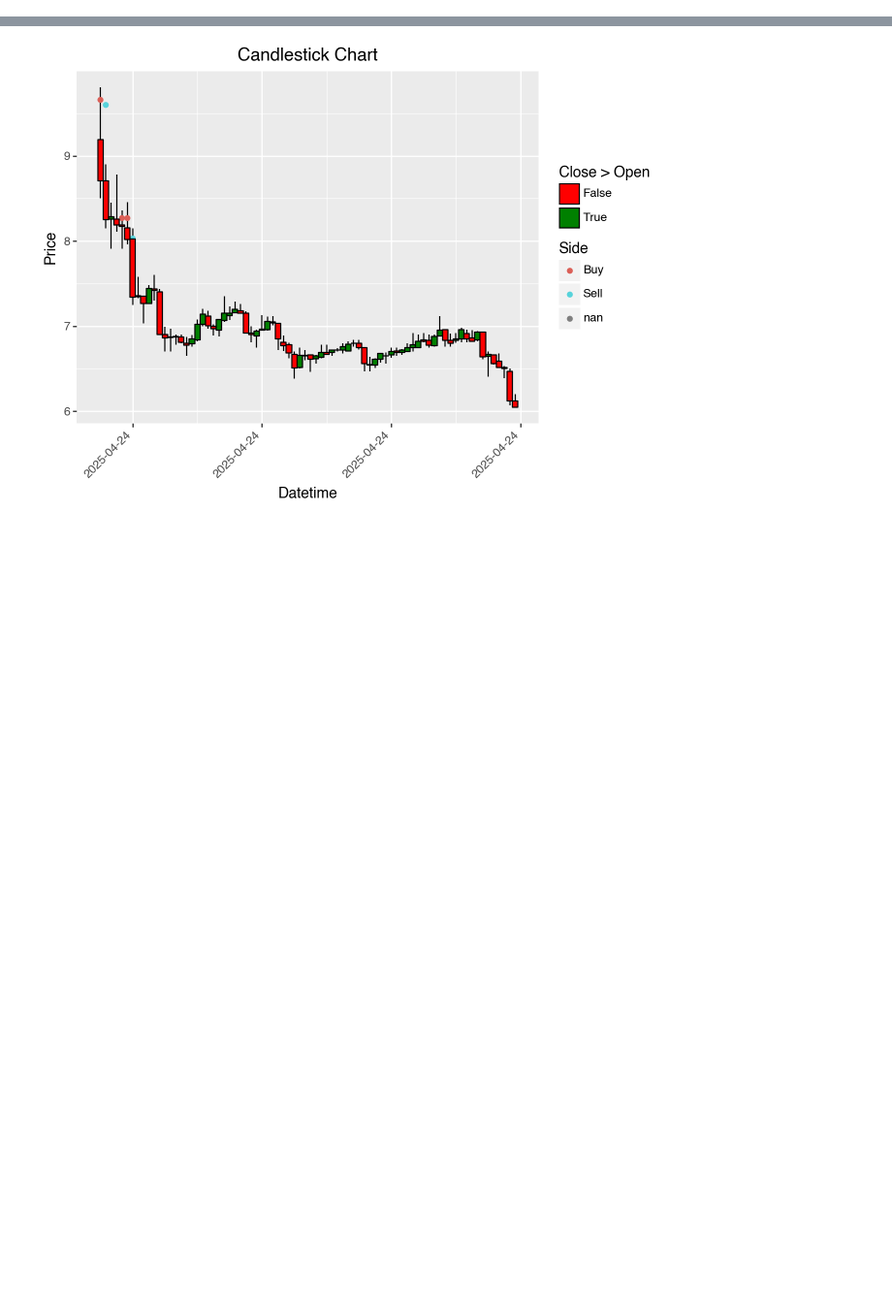
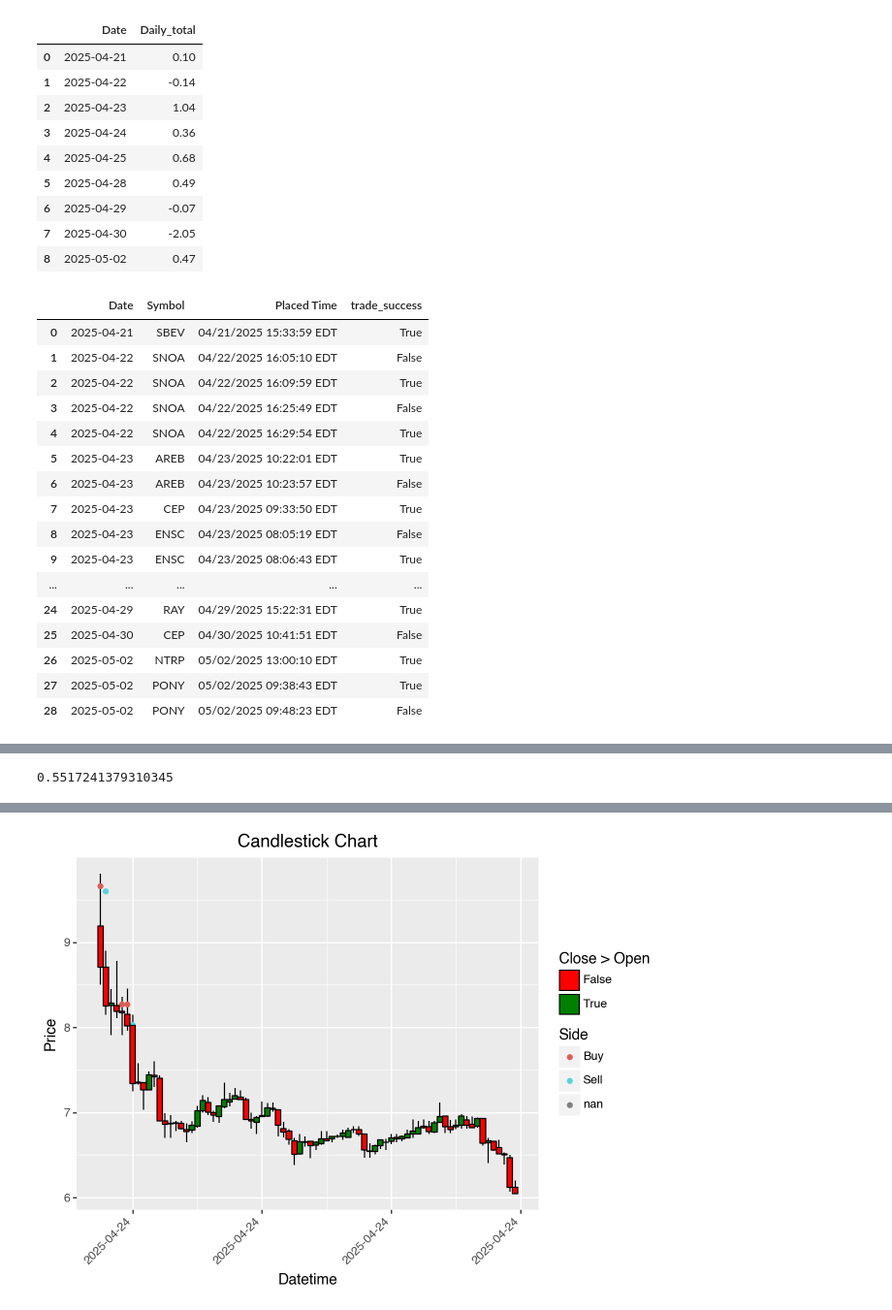
Before and after one commit to sbs87/Random_Projects, a Jupyter notebook: stock_reccomender/DayTrader_Analysis.ipynb, the cells around one changed output, grey strips where cells are left out. Shown at 97% size. Cells and saved outputs as stored; diff of their text form; code cells hidden in the pictures; blank space fills up the shorter version.

```diff
--- a/stock_reccomender/DayTrader_Analysis.ipynb
+++ b/stock_reccomender/DayTrader_Analysis.ipynb
@@ -145,0 +154,77 @@ filter_data(stock_order_df,time_column='FilledTime_dt_ny', time_buffer_minutes=6
+# %%
+def summarize_trades(order_records):
+    """
+    Summarize stock trades to calculate daily gains/losses, total gains, and accuracy.
+
+    Parameters:
+    - order_records (pd.DataFrame): DataFrame containing stock trade data.
+
+    Returns:
+    - summary (dict): A dictionary containing daily gains/losses, total gains, and accuracy.
+    """
+    filled_orders = order_records.sort_values(by='FilledTime_dt_ny')
+
+    filled_orders#.groupby('Date').apply(lambda x: x['PnL'].sum()/len(x['PnL'])).reset_index(name='Daily acuracy')
+    filled_orders['Total_Price'] = filled_orders['Avg Price']*filled_orders['Filled']
+
+    filled_orders.loc[filled_orders['Side'] == 'Buy', 'Total_Price'] *= -1
+    filled_orders
+    filled_orders['Date'] = filled_orders['FilledTime_dt_ny'].dt.date
+    daily_totals = filled_orders.groupby('Date').apply(lambda x: x['Total_Price'].sum()).reset_index(name='Daily_total')
+    per_trade_accuracy = filled_orders.groupby(['Date','Symbol','Placed Time']).apply(lambda x: sum(x['Total_Price']) > 0).reset_index(name='trade_success')
+
+    daily_accuracy_split = per_trade_accuracy.groupby('Date').apply(lambda x: [sum(x['trade_success']), len(x['trade_success'])]).reset_index(name='Daily_acuracy')
+    daily_accuracy_split[['Successful_Trades', 'Total_Trades']] = pd.DataFrame(daily_accuracy_split['Daily_acuracy'].tolist(), index=daily_accuracy_split.index)
+    daily_accuracy_split["Daily_acuracy"] = daily_accuracy_split["Successful_Trades"]/daily_accuracy_split["Total_Trades"]
+
+
+    #daily_accuracy = per_trade_accuracy.groupby('Date').apply(lambda x: [sum(x['trade_success']), len(x['trade_success'])])#.reset_index(name='Daily_acuracy')
+    cumulative_accuracy = sum(per_trade_accuracy['trade_success'])/len(per_trade_accuracy['trade_success'])
+    display(daily_totals)
+    display(per_trade_accuracy)
+    display(daily_accuracy_split)
+    display(cumulative_accuracy)
+    # # Prepare summary
+    # summary = {
+    #     'daily_gains': daily_gains,
+    #     'total_gains': total_gains,
+    #     'accuracy': accuracy
+    # }
+
+    #return summary
+
+
+# Example usage
+trade_summary = summarize_trades(filled_orders)
+#print("Daily Gains/Losses:")
+#print(trade_summary['daily_gains'])
+#print("\nTotal Gains:", trade_summary['total_gains'])
+#print("\nAccuracy:", trade_summary['accuracy'])
+# %% [output]
+|  | Date | Daily_total |
+| 0 | 2025-04-21 | 0.10 |
+| 1 | 2025-04-22 | -0.14 |
+| 2 | 2025-04-23 | 1.04 |
+| 3 | 2025-04-24 | 0.36 |
+| 4 | 2025-04-25 | 0.68 |
+| 5 | 2025-04-28 | 0.49 |
+| 6 | 2025-04-29 | -0.07 |
+| 7 | 2025-04-30 | -2.05 |
+| 8 | 2025-05-02 | 0.47 |
+|  | Date | Symbol | Placed Time | trade_success |
+| 0 | 2025-04-21 | SBEV | 04/21/2025 15:33:59 EDT | True |
+| 1 | 2025-04-22 | SNOA | 04/22/2025 16:05:10 EDT | False |
+| 2 | 2025-04-22 | SNOA | 04/22/2025 16:09:59 EDT | True |
+| 3 | 2025-04-22 | SNOA | 04/22/2025 16:25:49 EDT | False |
+| 4 | 2025-04-22 | SNOA | 04/22/2025 16:29:54 EDT | True |
+| 5 | 2025-04-23 | AREB | 04/23/2025 10:22:01 EDT | True |
+| 6 | 2025-04-23 | AREB | 04/23/2025 10:23:57 EDT | False |
+| 7 | 2025-04-23 | CEP | 04/23/2025 09:33:50 EDT | True |
+| 8 | 2025-04-23 | ENSC | 04/23/2025 08:05:19 EDT | False |
+| 9 | 2025-04-23 | ENSC | 04/23/2025 08:06:43 EDT | True |
+| ... | ... | ... | ... | ... |
+| 24 | 2025-04-29 | RAY | 04/29/2025 15:22:31 EDT | True |
+| 25 | 2025-04-30 | CEP | 04/30/2025 10:41:51 EDT | False |
+| 26 | 2025-05-02 | NTRP | 05/02/2025 13:00:10 EDT | True |
+| 27 | 2025-05-02 | PONY | 05/02/2025 09:38:43 EDT | True |
+| 28 | 2025-05-02 | PONY | 05/02/2025 09:48:23 EDT | False |
@@ -145,0 +241 @@ filter_data(stock_order_df,time_column='FilledTime_dt_ny', time_buffer_minutes=6
+0.5517241379310345
```
Also changed, not shown: parts of 7 cells of this notebook, 3 other files.
